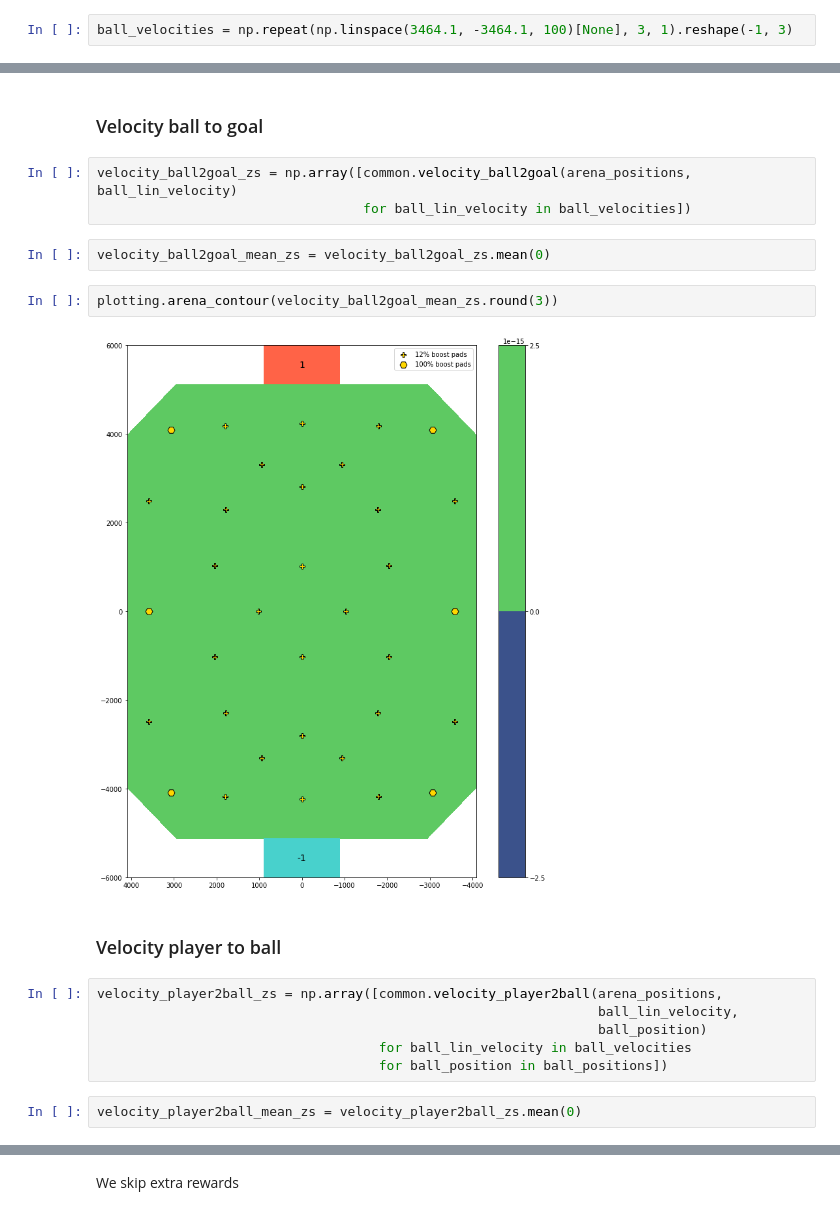
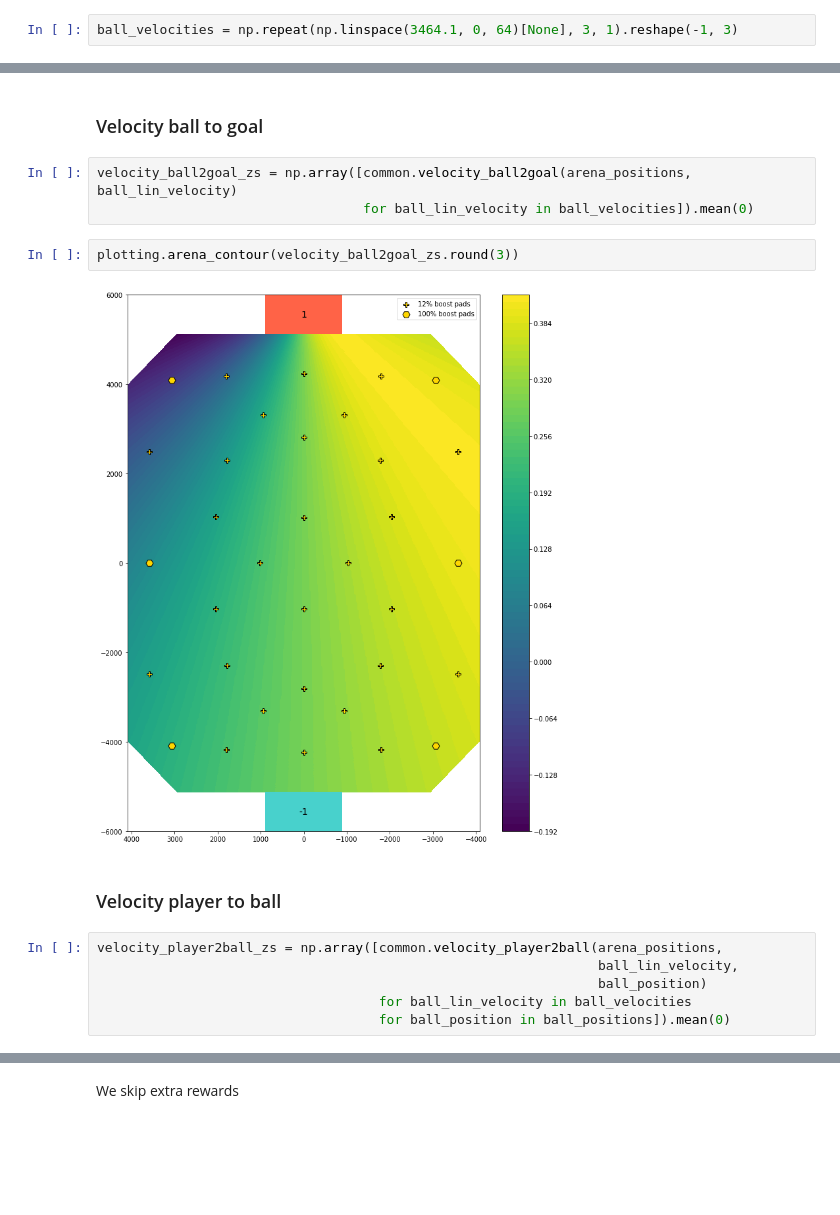
Before and after one commit to Enkhai/lucy-utils, a Jupyter notebook: examples/17_reward_statistics.ipynb, the cells around one changed output, grey strips where cells are left out. Drawn from its saved outputs; the diff is of its cells as text; blank space fills up the shorter version.

Commit message:
Worked on reward statistics. Still need to figure out statistics and add reward density plots and show measures.

```diff
--- a/examples/17_reward_statistics.ipynb
+++ b/examples/17_reward_statistics.ipynb
@@ -82,7 +79,7 @@ np.linalg.norm(player_velocities, axis=1).mean()
 # %% [markdown]
 ## Ball linear velocities
 # %%
-ball_velocities = np.repeat(np.linspace(3464.1, -3464.1, 100)[None], 3, 1).reshape(-1, 3)
+ball_velocities = np.repeat(np.linspace(3464.1, 0, 64)[None], 3, 1).reshape(-1, 3)
 # %%
 plt.figure(figsize=(10, 7))
 plt.plot(np.linalg.norm(ball_velocities, axis=1))
@@ -302,13 +281,11 @@ dtype: float64
 ### Velocity ball to goal
 # %%
 velocity_ball2goal_zs = np.array([common.velocity_ball2goal(arena_positions, ball_lin_velocity)
-                                  for ball_lin_velocity in ball_velocities])
+                                  for ball_lin_velocity in ball_velocities]).mean(0)
-# %%
-velocity_ball2goal_mean_zs = velocity_ball2goal_zs.mean(0)
 # %%
-plotting.arena_contour(velocity_ball2goal_mean_zs.round(3))
+plotting.arena_contour(velocity_ball2goal_zs.round(3))
 # %% [output]
-[figure, old version]
+[figure, new version]
 # %% [markdown]
 ### Velocity player to ball
 # %%
@@ -316,7 +293,5 @@ velocity_player2ball_zs = np.array([common.velocity_player2ball(arena_positions,
                                                                 ball_lin_velocity,
                                                                 ball_position)
                                     for ball_lin_velocity in ball_velocities
-                                    for ball_position in ball_positions])
+                                    for ball_position in ball_positions]).mean(0)
-# %%
-velocity_player2ball_mean_zs = velocity_player2ball_zs.mean(0)
 # %%
```
Also changed, not shown: parts of 37 cells of this notebook, 1 other file.
